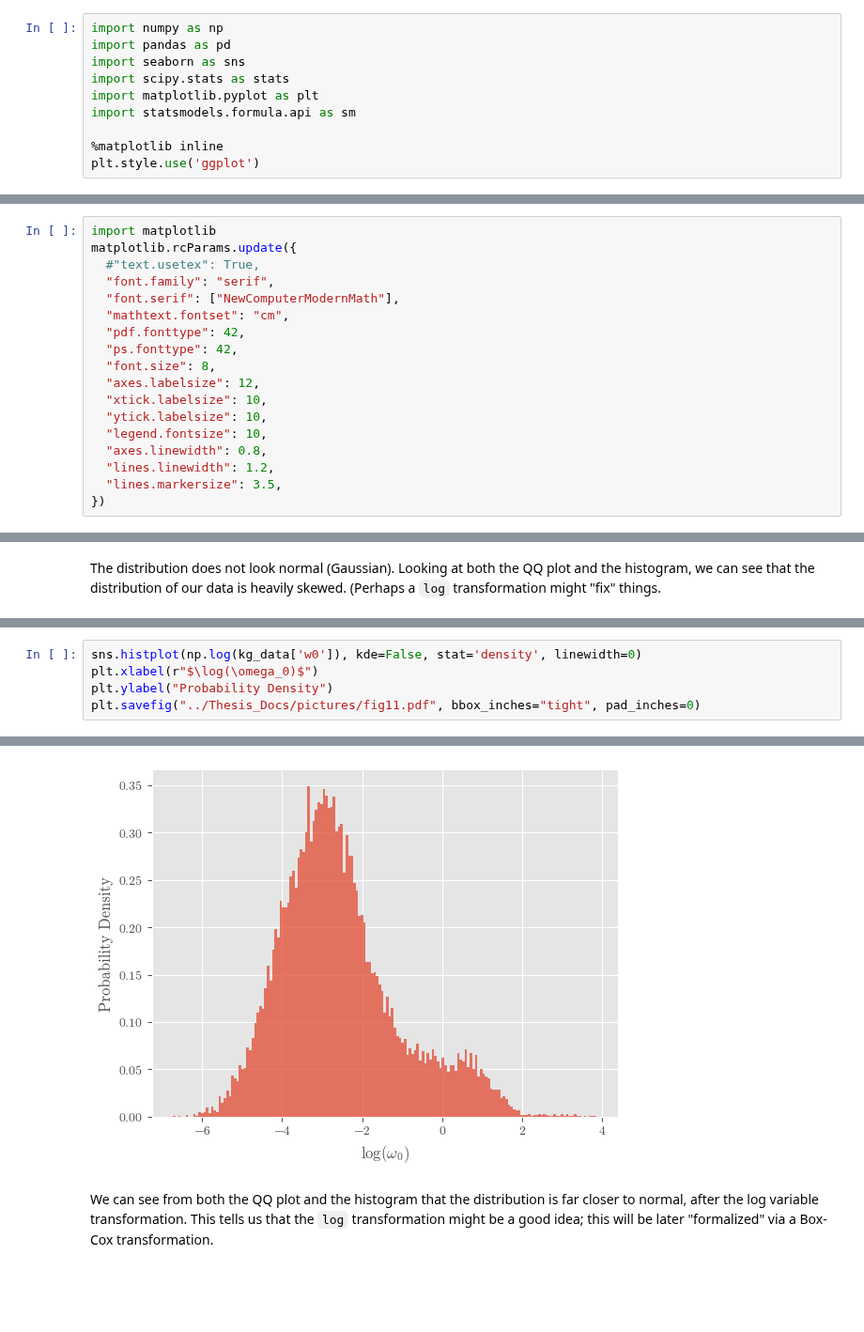
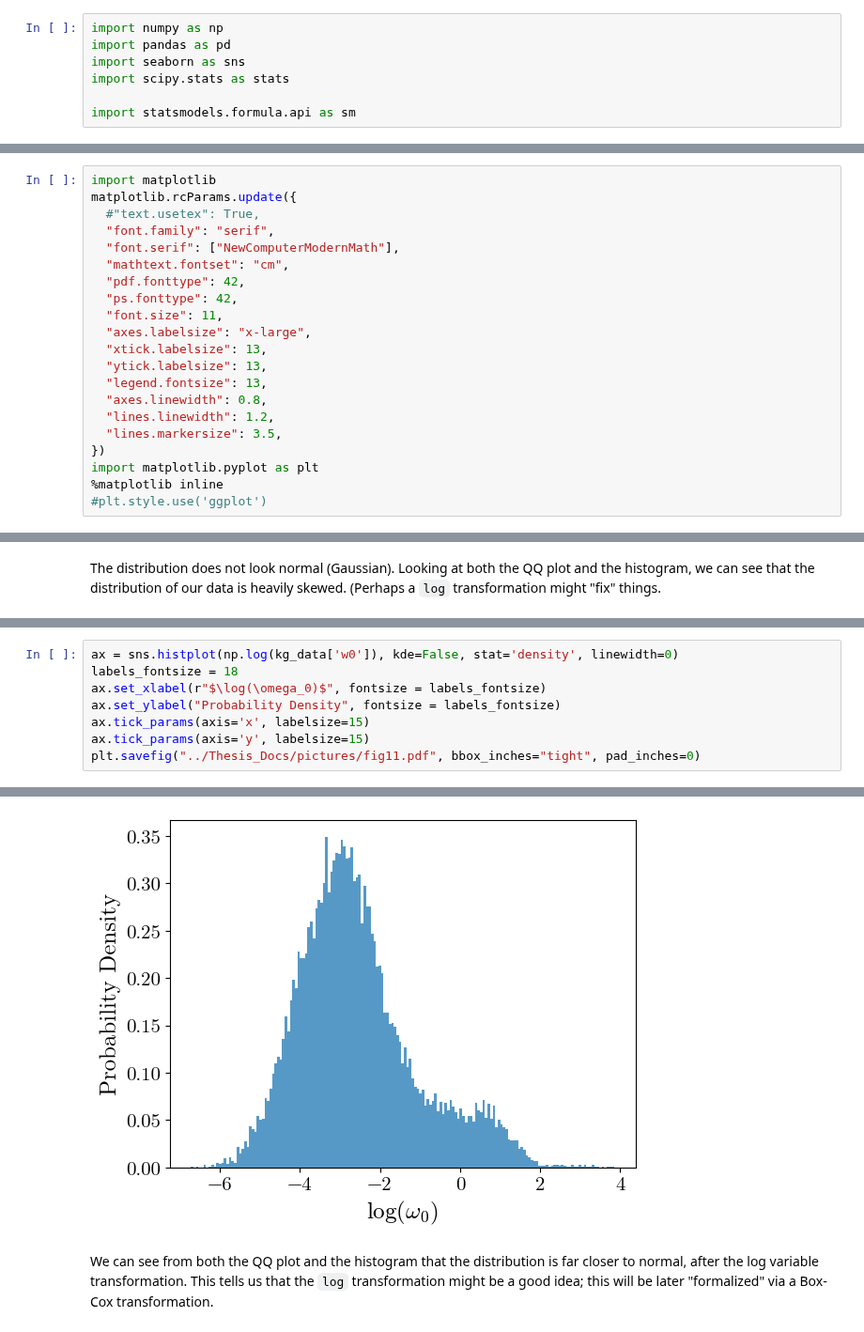
Before and after one commit to cubos-d/RUSpectroscopy_Tools, a Jupyter notebook: notebooks/linear_regress.ipynb, the cells around one changed output, grey strips where cells are left out. Shown at 94% size. Cells and saved outputs as stored; diff of their text form; blank space fills up the shorter version.

```diff
--- a/notebooks/linear_regress.ipynb
+++ b/notebooks/linear_regress.ipynb
@@ -17,11 +17,8 @@ import numpy as np
 import pandas as pd
 import seaborn as sns
 import scipy.stats as stats
-import matplotlib.pyplot as plt
+
 import statsmodels.formula.api as sm
-
-%matplotlib inline
-plt.style.use('ggplot')
 # %%
 from sklearn import linear_model
 from sklearn.model_selection import train_test_split, KFold
@@ -36,12 +33,15 @@ matplotlib.rcParams.update({
   "mathtext.fontset": "cm",
   "pdf.fonttype": 42,
   "ps.fonttype": 42,
-  "font.size": 8,
-  "axes.labelsize": 12,
-  "xtick.labelsize": 10,
-  "ytick.labelsize": 10,
-  "legend.fontsize": 10,
+  "font.size": 11,
+  "axes.labelsize": "x-large",
+  "xtick.labelsize": 13,
+  "ytick.labelsize": 13,
+  "legend.fontsize": 13,
   "axes.linewidth": 0.8,
   "lines.linewidth": 1.2,
   "lines.markersize": 3.5,
 })
+import matplotlib.pyplot as plt
+%matplotlib inline
+#plt.style.use('ggplot')
@@ -173,14 +174,17 @@ Text(0.5, 0, '$\\omega_0$ (MHz)')
 # %%
-sns.histplot(np.log(kg_data['w0']), kde=False, stat='density', linewidth=0)
-plt.xlabel(r"$\log(\omega_0)$")
-plt.ylabel("Probability Density")
+ax = sns.histplot(np.log(kg_data['w0']), kde=False, stat='density', linewidth=0)
+labels_fontsize = 18
+ax.set_xlabel(r"$\log(\omega_0)$", fontsize = labels_fontsize)
+ax.set_ylabel("Probability Density", fontsize = labels_fontsize)
+ax.tick_params(axis='x', labelsize=15)
+ax.tick_params(axis='y', labelsize=15)
 plt.savefig("../Thesis_Docs/pictures/fig11.pdf", bbox_inches="tight", pad_inches=0)
 # %% [output]
 'created' timestamp seems very low; regarding as unix timestamp
 'modified' timestamp seems very low; regarding as unix timestamp
 'created' timestamp seems very low; regarding as unix timestamp
 'modified' timestamp seems very low; regarding as unix timestamp
-[figure, old version]
+[figure, new version]
 # %% [markdown]
 We can see from both the QQ plot and the histogram that the distribution is far closer to normal, after the log variable transformation. This tells us that the `log` transformation might be a good idea; this will be later "formalized" via a Box-Cox transformation.
 # %% [markdown]
```
Also changed, not shown: parts of 15 cells of this notebook, 5 other files.
